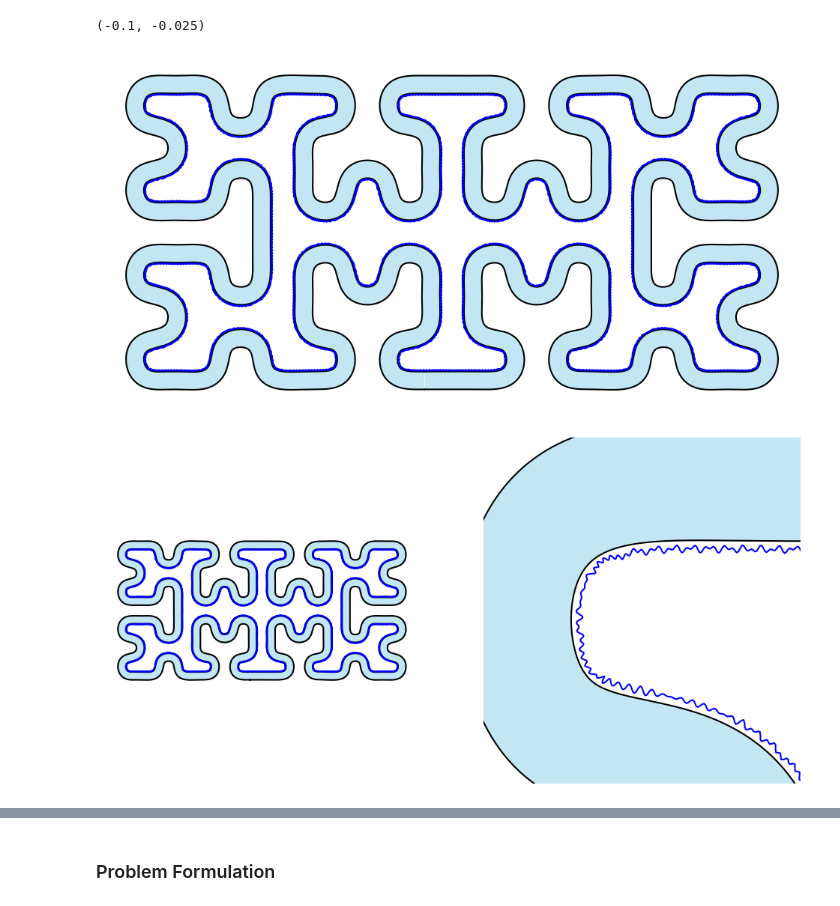
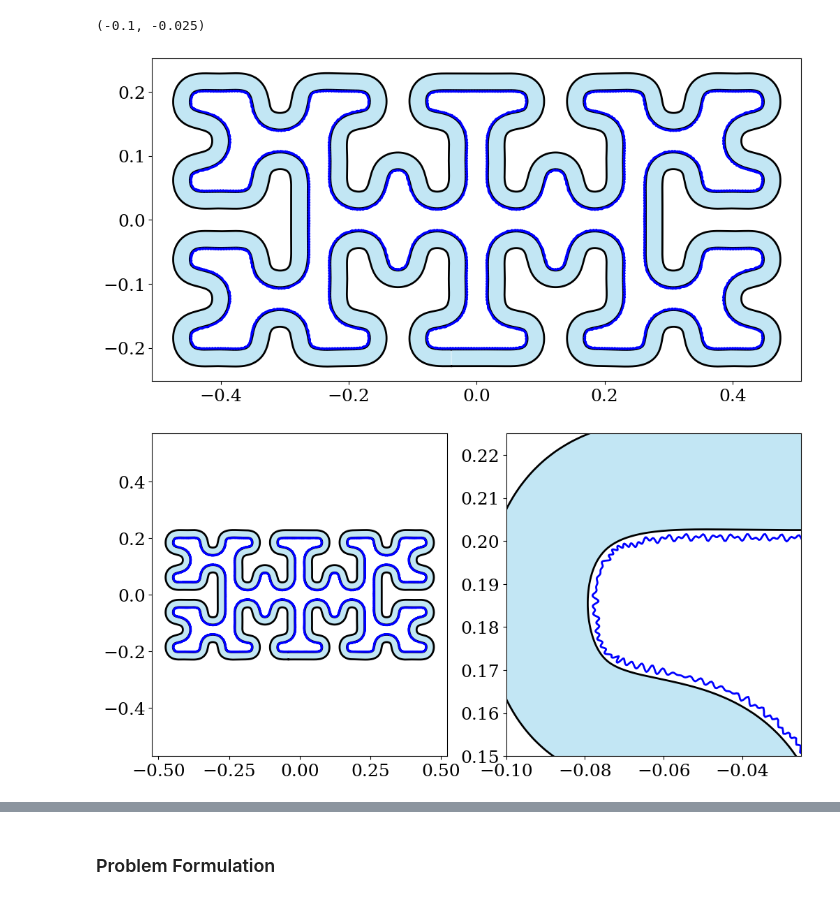
Before and after one commit to emastr/deep-micro-slip-model, a Jupyter notebook: notebooks/part30_paper_runs/20250526_big_fem/curve_ver2_classic.ipynb, the cells around one changed output, grey strips where cells are left out. Cells and saved outputs as stored; diff of their text form; code cells hidden in the pictures.

```diff
--- a/notebooks/part30_paper_runs/20250526_big_fem/curve_ver2_classic.ipynb
+++ b/notebooks/part30_paper_runs/20250526_big_fem/curve_ver2_classic.ipynb
@@ -105,7 +105,7 @@ def fill_between_complex_curves(z1, z2, color='skyblue', alpha=0.5, line_color='
     plt.fill(x, y, color=color, alpha=alpha, edgecolor='none')
     plt.plot(x1, y1, color=line_color)
     plt.plot(x2, y2, color=line_color)
-    plt.axis("off")
+    #plt.axis("off")
 
 
 confs = {
@@ -190,35 +190,35 @@ zrt = vmap(inside_fcn)(t_eval)
 rft = vmap(rough_fcn)(t_fine_eval)
 
 
 #plt.plot(t_eval, vmap(amplitude)(t_eval), label='Curvature', color='orange')
 # Plot the curves to illustrate the domain
 plt.figure(figsize=(12, 6))
 fill_between_complex_curves(zft, zrt, color='skyblue', alpha=0.5, line_color='black')
 plt.plot(rft.real, rft.imag, color='blue', label='Rough Roof')
 plt.axis("equal")
 
 
 plt.figure(figsize=(12, 6))
 
 plt.subplot(121)
 fill_between_complex_curves(zft, zrt, color='skyblue', alpha=0.5, line_color='black')
 plt.plot(rft.real, rft.imag, color='blue', label='Rough Roof')
 plt.axis("equal")
 
 plt.subplot(122)
 fill_between_complex_curves(zft, zrt, color='skyblue', alpha=0.5, line_color='black')
 plt.plot(rft.real, rft.imag, color='blue', label='Rough Roof')
 
 #plt.xlim(0.3, 0.4)
 #plt.ylim(0.1, 0.2)
 #plt.axis("equal")
 
 plt.ylim([0.15, 0.225])
 plt.xlim([-0.1, -0.025])
 # %% [output]
 (-0.1, -0.025)
-[figure, old version]
+[figure, new version]
-[figure, old version]
+[figure, new version]
 # %%
 import pygmsh as pg
 import dolfin as dl
```
Also changed, not shown: parts of 14 cells of this notebook, 7 other files.
